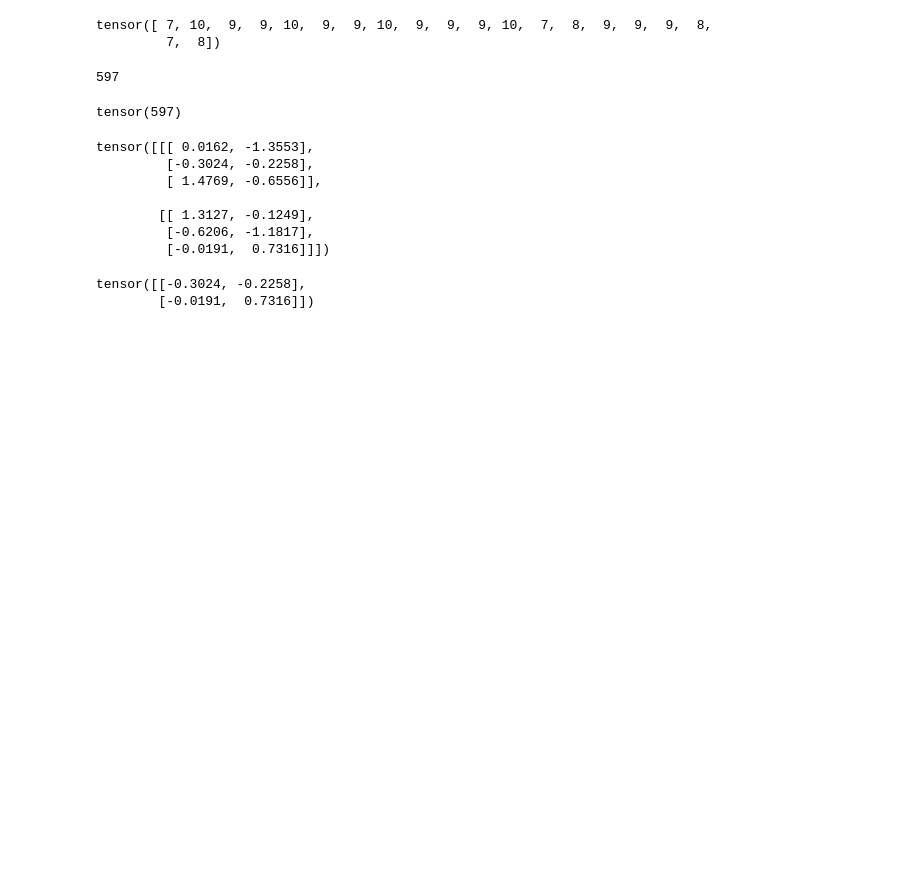
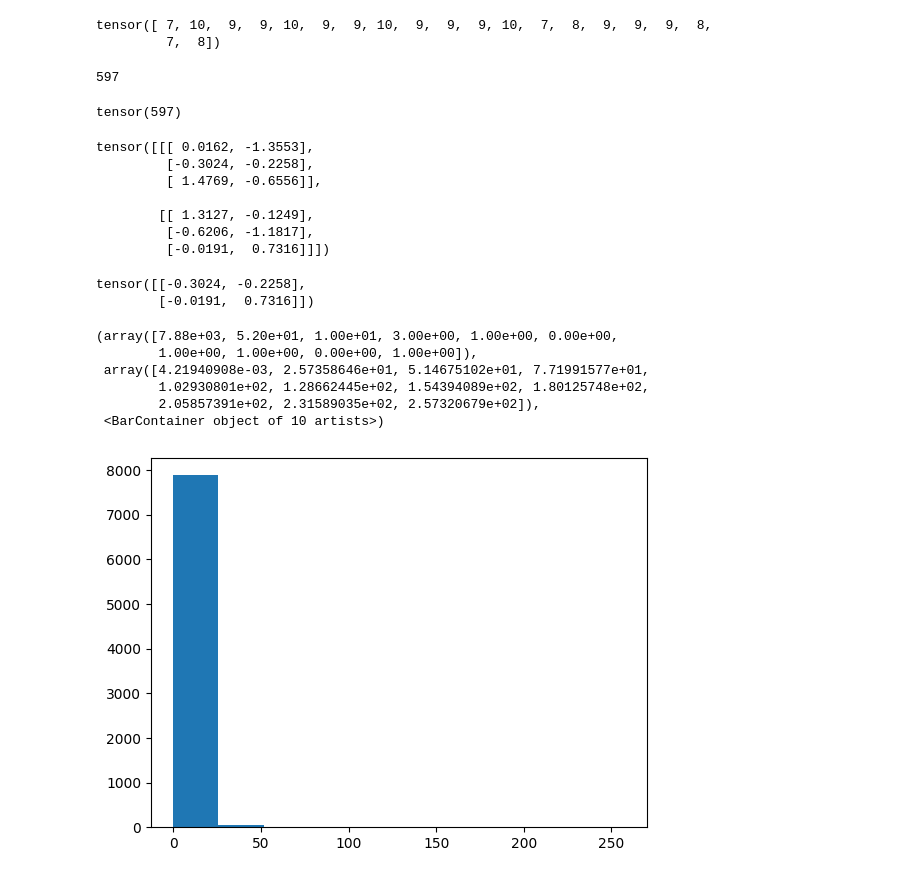
Before and after one commit to synthetic-tensors/caduceus, a Jupyter notebook: crispr_data_wrangling.ipynb, the cells around one changed output. Drawn from its saved outputs; the diff is of its cells as text; code cells hidden in the pictures; blank space fills up the shorter version.

```diff
--- a/crispr_data_wrangling.ipynb
+++ b/crispr_data_wrangling.ipynb
@@ -806,3 +826,14 @@ tensor([[[ 0.0162, -1.3553],
          [-0.0191,  0.7316]]])
 tensor([[-0.3024, -0.2258],
         [-0.0191,  0.7316]])
+# %%
+import matplotlib.pyplot as plt
+plt.hist(ds[0]['input_vals'])
+# %% [output]
+(array([7.88e+03, 5.20e+01, 1.00e+01, 3.00e+00, 1.00e+00, 0.00e+00,
+        1.00e+00, 1.00e+00, 0.00e+00, 1.00e+00]),
+ array([4.21940908e-03, 2.57358646e+01, 5.14675102e+01, 7.71991577e+01,
+        1.02930801e+02, 1.28662445e+02, 1.54394089e+02, 1.80125748e+02,
+        2.05857391e+02, 2.31589035e+02, 2.57320679e+02]),
+ <BarContainer object of 10 artists>)
+[figure, added]
```
Also changed, not shown: parts of 6 cells of this notebook.
